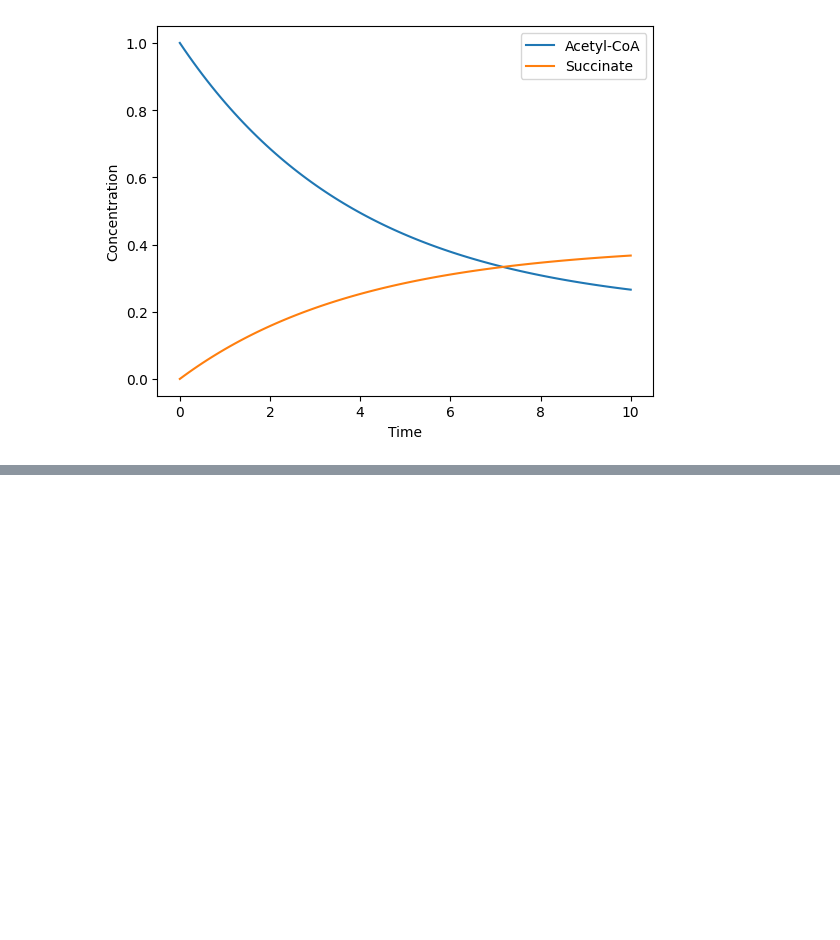
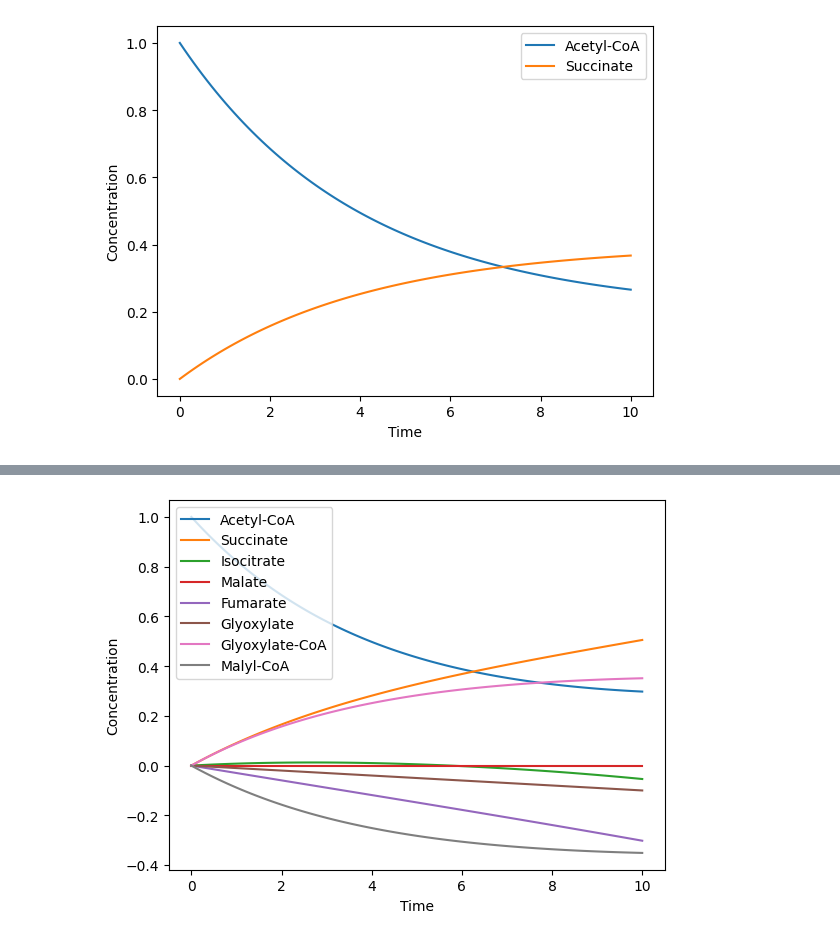
Before and after one commit to paulshamrat/codevaults, a Jupyter notebook: shunt-glyox/final-shunt.ipynb, the cells around one changed output, grey strips where cells are left out. Drawn from its saved outputs; the diff is of its cells as text; code cells hidden in the pictures; blank space fills up the shorter version.

```diff
--- a/shunt-glyox/final-shunt.ipynb
+++ b/shunt-glyox/final-shunt.ipynb
@@ -57,0 +241,89 @@ plt.show()
+# %%
+import numpy as np
+from scipy.integrate import odeint
+import matplotlib.pyplot as plt
+
+# Define the ODE system for the glyoxylate shunt
+def glyoxylate_shunt(y, t, params):
+    # Unpack the state variables
+    acetyl_coa, succinate, isocitrate, malate, fumarate, glyoxylate, glyoxylate_coa, malyl_coa, variable9, variable10 = y
+
+    # Extract the parameters
+    k1 = params['k1']
+    k2 = params['k2']
+    k3 = params['k3']
+    k4 = params['k4']
+    k5 = params['k5']
+    nadh = params['nadh']
+    nad = params['nad']
+    coa = params['coa']
+    nadp = params['nadp']
+    nadph = params['nadph']
+
+    # Define the rate equations
+    rate1 = k1 * acetyl_coa * nad * coa - k2 * succinate * nadh
+    rate2 = k3 * nadh - k4 * nad * nadh
+    rate3 = k5 * isocitrate * nadp - k2 * succinate * nadh
+    rate4 = k3 * nadh - k4 * nad * nadh
+    rate5 = k5 * isocitrate * nadp - k4 * nad * nadh
+
+    # Calculate the derivative of each state variable
+    d_acetyl_coa = -2 * rate1
+    d_succinate = rate1 - rate3
+    d_isocitrate = -rate2 + rate3
+    d_malate = rate2 - rate4
+    d_fumarate = rate5
+    d_glyoxylate = rate4
+    d_glyoxylate_coa = rate1
+    d_malyl_coa = -rate1
+
+    return [d_acetyl_coa, d_succinate, d_isocitrate, d_malate, d_fumarate, d_glyoxylate, d_glyoxylate_coa, d_malyl_coa, 0.0, 0.0]
+
+# Set the initial conditions
+initial_conditions = [1.0, 0.0, 0.0, 0.0, 0.0, 0.0, 0.0, 0.0, 0.0, 0.0]  # [acetyl-CoA, succinate, isocitrate, malate, fumarate, glyoxylate, glyoxylate-CoA, malyl-CoA, variable9, variable10]
+
+# Define the parameters
+params = {
+    'k1': 0.1,
+    'k2': 0.05,
+    'k3': 0.02,
+    'k4': 0.03,
+    'k5': 0.04,
+    'nadh': 1.0,
+    'nad': 1.0,
+    'coa': 1.0,
+    'nadp': 1.0,
+    'nadph': 1.0
+}
+
+# Set the time points for simulation
+t = np.linspace(0, 10, 100)  # Simulation time from 0 to 10 with 100 time points
+
+# Solve the ODE system
+solution = odeint(glyoxylate_shunt, initial_conditions, t, args=(params,))
+
+# Extract the concentrations from the solution
+acetyl_coa_conc = solution[:, 0]
+succinate_conc = solution[:, 1]
+isocitrate_conc = solution[:, 2]
+malate_conc = solution[:, 3]
+fumarate_conc = solution[:, 4]
+glyoxylate_conc = solution[:, 5]
+glyoxylate_coa_conc = solution[:, 6]
+malyl_coa_conc = solution[:, 7]
+
+# Plot the concentrations over time
+plt.plot(t, acetyl_coa_conc, label='Acetyl-CoA')
+plt.plot(t, succinate_conc, label='Succinate')
+plt.plot(t, isocitrate_conc, label='Isocitrate')
+plt.plot(t, malate_conc, label='Malate')
+plt.plot(t, fumarate_conc, label='Fumarate')
+plt.plot(t, glyoxylate_conc, label='Glyoxylate')
+plt.plot(t, glyoxylate_coa_conc, label='Glyoxylate-CoA')
+plt.plot(t, malyl_coa_conc, label='Malyl-CoA')
+plt.xlabel('Time')
+plt.ylabel('Concentration')
+plt.legend()
+plt.show()
+# %% [output]
+[figure, added]
```
Also changed, not shown: parts of 7 cells of this notebook.
